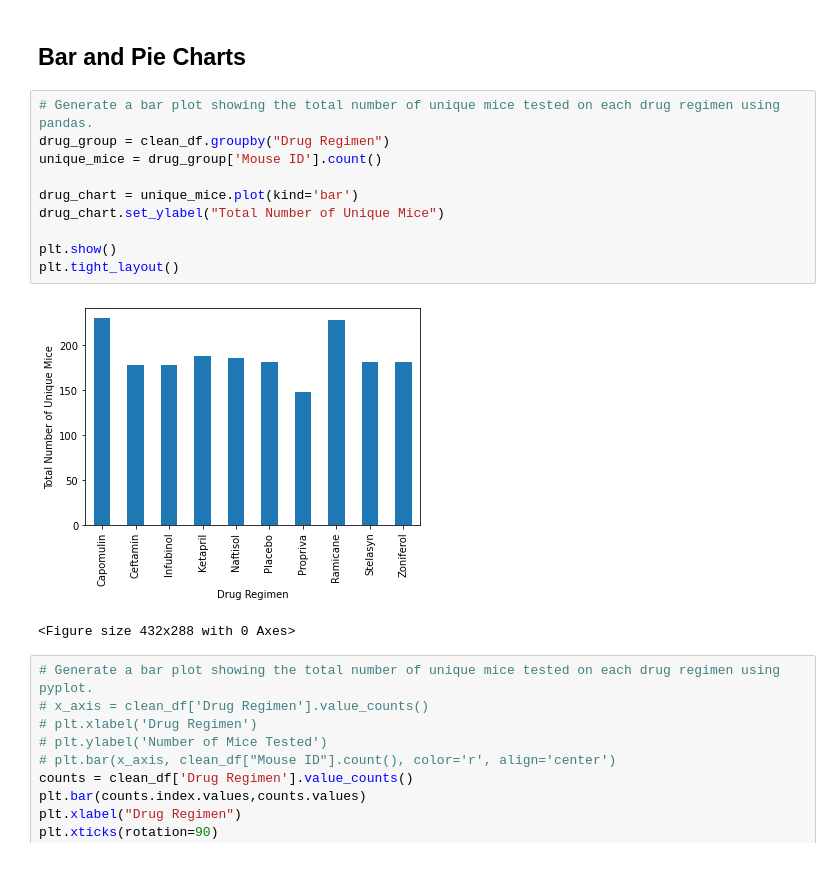
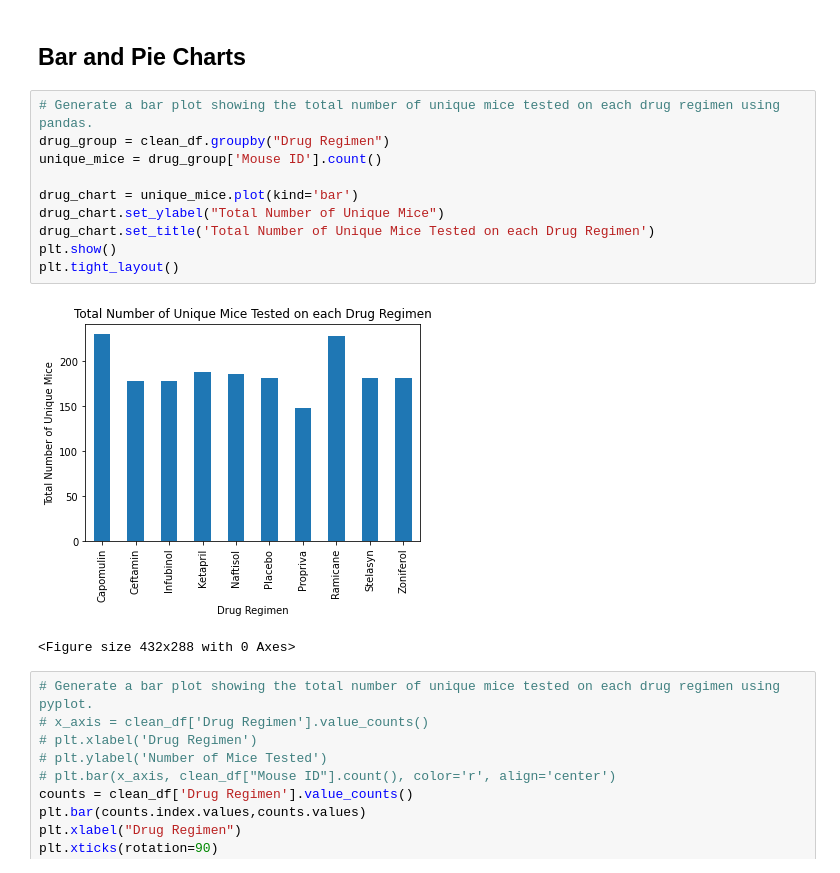
Before and after one commit to Barlow0471/MatplotlibHW, a Jupyter notebook: pymaceuticals_starter.ipynb, the cells around one changed output. Cells and saved outputs as stored; diff of their text form.

```diff
--- a/pymaceuticals_starter.ipynb
+++ b/pymaceuticals_starter.ipynb
@@ -129,15 +129,15 @@ drug_group
 # %%
 # Generate a bar plot showing the total number of unique mice tested on each drug regimen using pandas.
 drug_group = clean_df.groupby("Drug Regimen")
 unique_mice = drug_group['Mouse ID'].count()
 
 drug_chart = unique_mice.plot(kind='bar')
 drug_chart.set_ylabel("Total Number of Unique Mice")
-
+drug_chart.set_title('Total Number of Unique Mice Tested on each Drug Regimen')
 plt.show()
 plt.tight_layout()
 # %% [output]
-[figure, old version]
+[figure, new version]
 <Figure size 432x288 with 0 Axes>
 # %%
 # Generate a bar plot showing the total number of unique mice tested on each drug regimen using pyplot.
```
Also changed, not shown: parts of 3 cells of this notebook.
